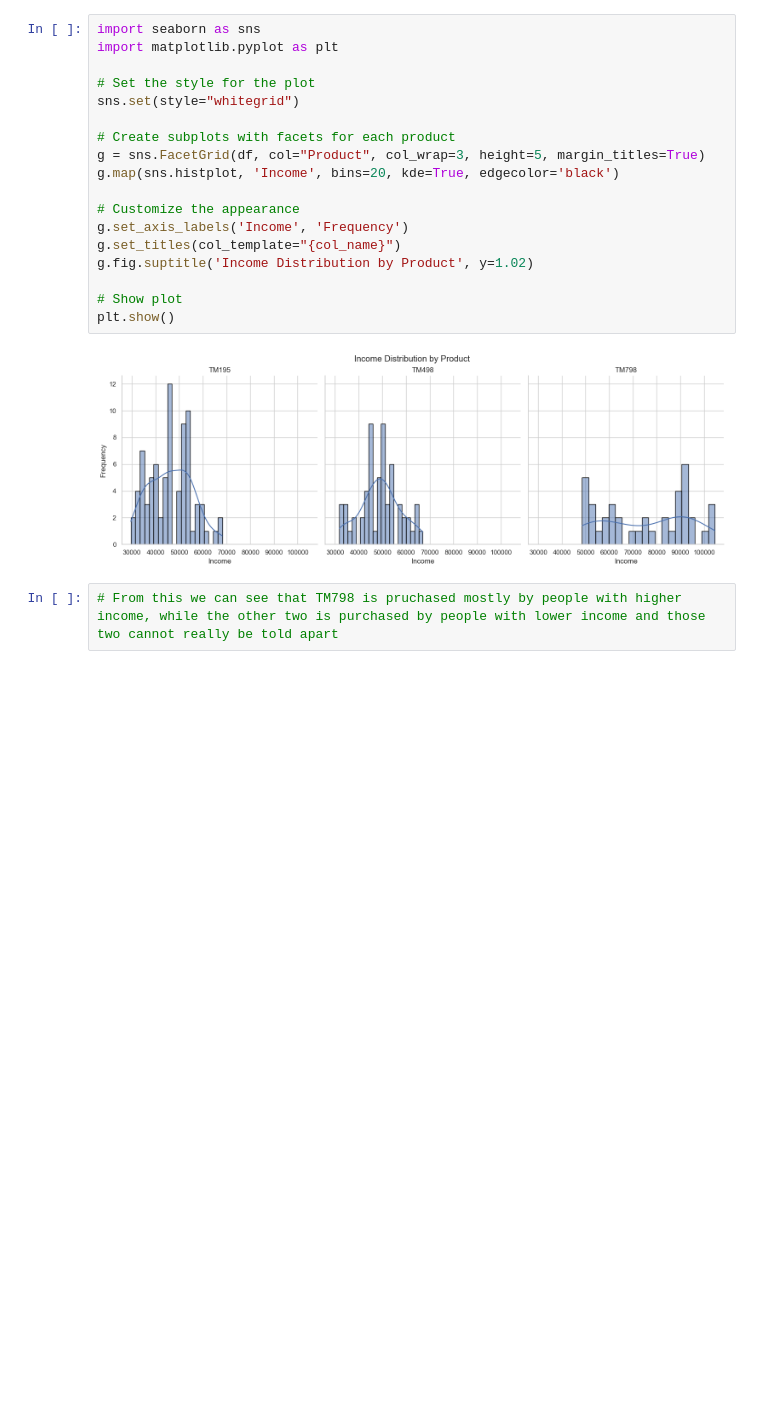
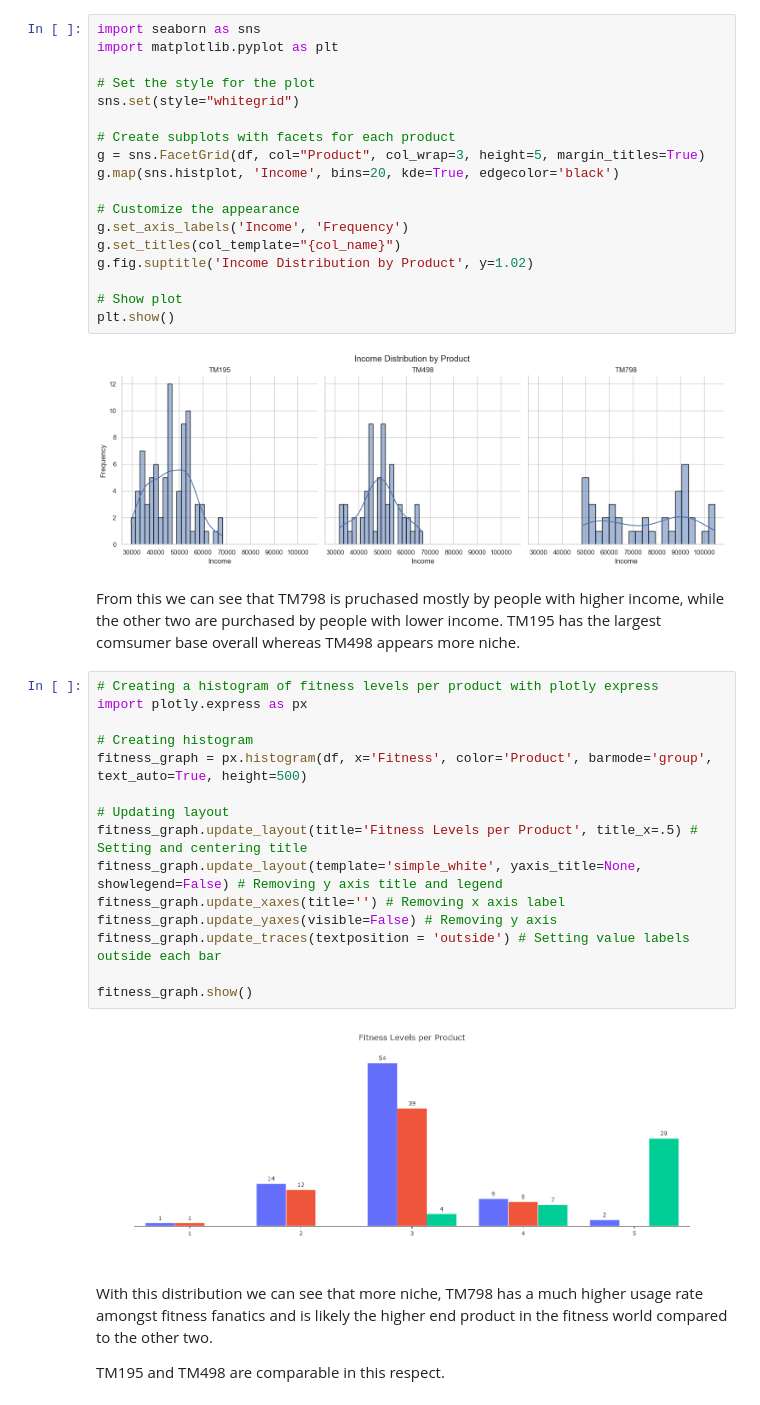
Before and after one commit to szilvasipeter2000/coding1_team-project, a Jupyter notebook: team_3.ipynb, the cells around one changed output. Saved outputs shown, nothing was run; the diff lists cells and outputs as text; blank space fills up the shorter version.

Commit message:
Added fitness graph

```diff
--- a/team_3.ipynb
+++ b/team_3.ipynb
@@ -205,5 +205,26 @@ g.fig.suptitle('Income Distribution by Product', y=1.02)
 plt.show()
 # %% [output]
 [figure]
-# %%
-# From this we can see that TM798 is pruchased mostly by people with higher income, while the other two is purchased by people with lower income and those two cannot really be told apart
+# %% [markdown]
+From this we can see that TM798 is pruchased mostly by people with higher income, while the other two are purchased by people with lower income. TM195 has the largest comsumer base overall whereas TM498 appears more niche.
+# %%
+# Creating a histogram of fitness levels per product with plotly express
+import plotly.express as px
+
+# Creating histogram
+fitness_graph = px.histogram(df, x='Fitness', color='Product', barmode='group', text_auto=True, height=500)
+
+# Updating layout
+fitness_graph.update_layout(title='Fitness Levels per Product', title_x=.5) # Setting and centering title
+fitness_graph.update_layout(template='simple_white', yaxis_title=None, showlegend=False) # Removing y axis title and legend
+fitness_graph.update_xaxes(title='') # Removing x axis label
+fitness_graph.update_yaxes(visible=False) # Removing y axis
+fitness_graph.update_traces(textposition = 'outside') # Setting value labels outside each bar
+
+fitness_graph.show()
+# %% [output]
+[figure, added]
+# %% [markdown]
+With this distribution we can see that more niche, TM798 has a much higher usage rate amongst fitness fanatics and is likely the higher end product in the fitness world compared to the other two.
+
+TM195 and TM498 are comparable in this respect.
```
Also changed, not shown: parts of 1 cell of this notebook.
